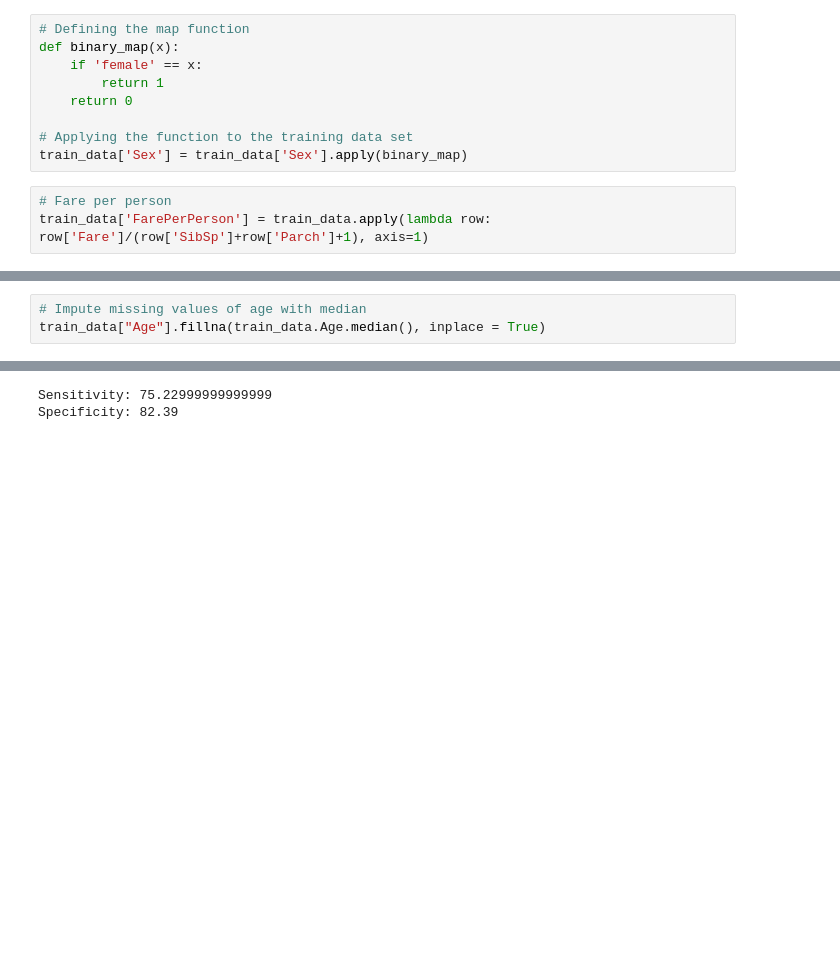
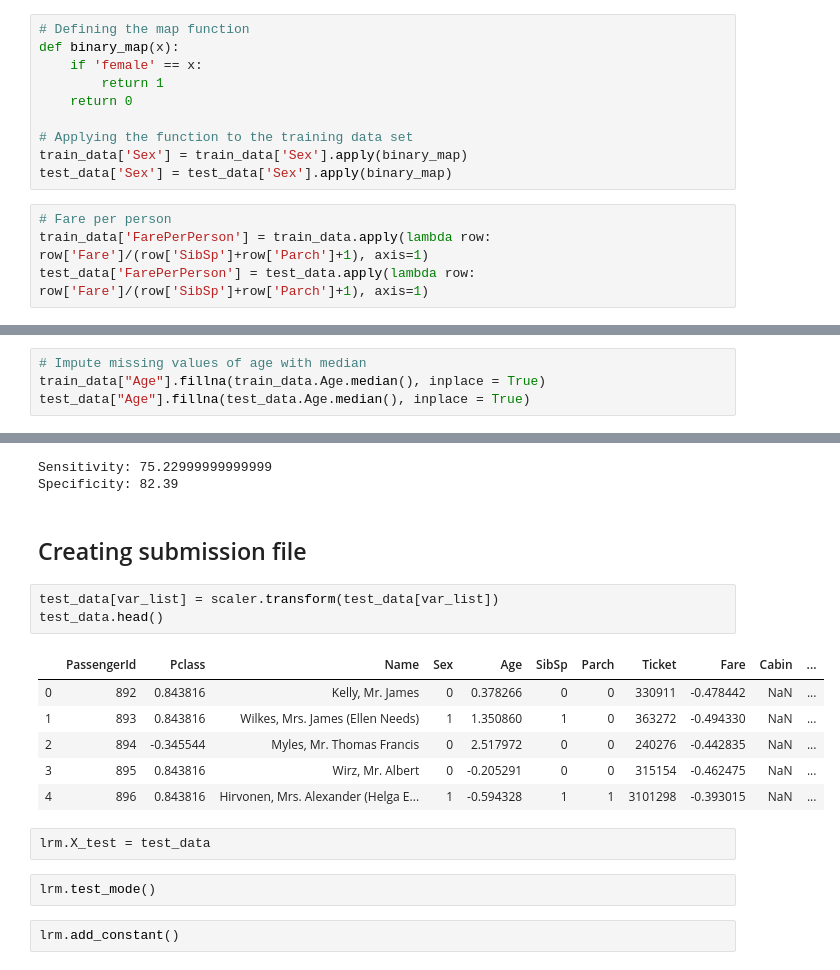
Before and after one commit to MahithaAnumukonda/Kaggleplatform, a Jupyter notebook: Titanic_ML_from_disaster.ipynb, the cells around one changed output, grey strips where cells are left out. Saved outputs shown, nothing was run; the diff lists cells and outputs as text; blank space fills up the shorter version.

Commit message:
ready for first submission

```diff
--- a/Titanic_ML_from_disaster.ipynb
+++ b/Titanic_ML_from_disaster.ipynb
@@ -163,9 +146,11 @@ def binary_map(x):
 
 # Applying the function to the training data set
 train_data['Sex'] = train_data['Sex'].apply(binary_map)
+test_data['Sex'] = test_data['Sex'].apply(binary_map)
 # %%
 # Fare per person
 train_data['FarePerPerson'] = train_data.apply(lambda row: row['Fare']/(row['SibSp']+row['Parch']+1), axis=1)
+test_data['FarePerPerson'] = test_data.apply(lambda row: row['Fare']/(row['SibSp']+row['Parch']+1), axis=1)
 # %%
 # Dropping PassengerId, Name as it does not crontibute to analysis
 train_data = train_data.drop(['PassengerId', 'Name'], 1)
@@ -221,6 +206,7 @@ pass
 # %%
 # Impute missing values of age with median
 train_data["Age"].fillna(train_data.Age.median(), inplace = True)
+test_data["Age"].fillna(test_data.Age.median(), inplace = True)
 # %% [markdown]
 ### WOE
 __Rules related to WOE__
@@ -683,3 +669,21 @@ lrm.get_sensitvity_specificity()
 # %% [output]
 Sensitivity: 75.22999999999999
 Specificity: 82.39
+# %% [markdown]
+## Creating submission file
+# %%
+test_data[var_list] = scaler.transform(test_data[var_list])
+test_data.head()
+# %% [output]
+|  | PassengerId | Pclass | Name | Sex | Age | SibSp | Parch | Ticket | Fare | Cabin | ... |
+| 0 | 892 | 0.843816 | Kelly, Mr. James | 0 | 0.378266 | 0 | 0 | 330911 | -0.478442 | NaN | ... |
+| 1 | 893 | 0.843816 | Wilkes, Mrs. James (Ellen Needs) | 1 | 1.350860 | 1 | 0 | 363272 | -0.494330 | NaN | ... |
+| 2 | 894 | -0.345544 | Myles, Mr. Thomas Francis | 0 | 2.517972 | 0 | 0 | 240276 | -0.442835 | NaN | ... |
+| 3 | 895 | 0.843816 | Wirz, Mr. Albert | 0 | -0.205291 | 0 | 0 | 315154 | -0.462475 | NaN | ... |
+| 4 | 896 | 0.843816 | Hirvonen, Mrs. Alexander (Helga E... | 1 | -0.594328 | 1 | 1 | 3101298 | -0.393015 | NaN | ... |
+# %%
+lrm.X_test = test_data
+# %%
+lrm.test_mode()
+# %%
+lrm.add_constant()
```
Also changed, not shown: parts of 5 cells of this notebook.
